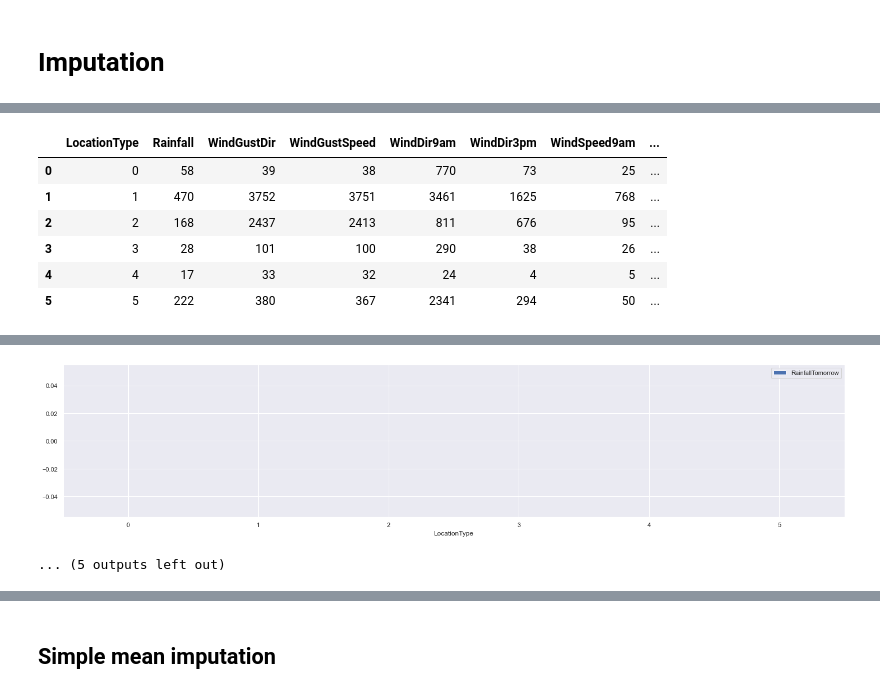
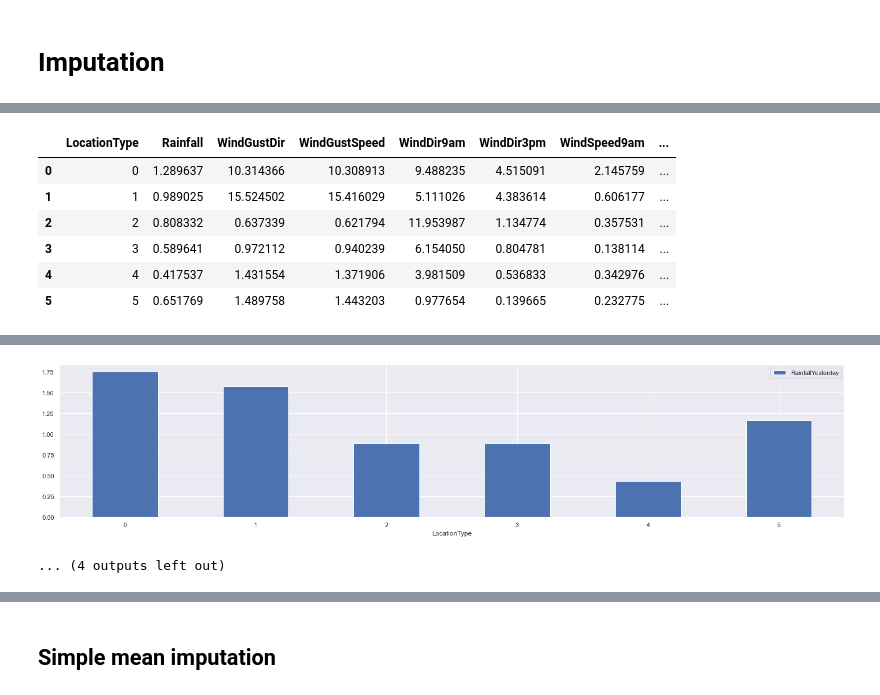
Before and after one commit to AgustinBaffo/CEIA, a Jupyter notebook: 03 - Analisis de Datos/TP-Final/1_Analysis.ipynb, the cells around one changed output, grey strips where cells are left out. Cells and saved outputs as stored; diff of their text form; code cells hidden in the pictures.

```diff
--- a/03 - Analisis de Datos/TP-Final/1_Analysis.ipynb
+++ b/03 - Analisis de Datos/TP-Final/1_Analysis.ipynb
@@ -590,7 +529,7 @@ X_train[scaled_columns] = scaler.fit_transform(X_train[scaled_columns])
 pd.set_option("display.max_columns", None)
 %matplotlib inline
 
-drop_df_nan = drop_columns+['RainTomorrow']+[col for col in X_train if col.startswith('LocationType_')]
+drop_df_nan = drop_columns+['RainTomorrow']+['RainfallTomorrow']+[col for col in X_train if col.startswith('LocationType_')]
 df_nan_location = X_train.drop(drop_df_nan,axis=1).isnull().groupby(X_train['Location']).sum().astype(int)
 df_nan_location.reset_index('Location',inplace=True)
 
@@ -643,0 +583,6 @@ df_nan_clusters
+# %%
+print(X_train['LocationType'].value_counts())
+
+locationType_values = np.sort(X_train['LocationType'].unique())
+locationType_count = [X_train[X_train['LocationType'] == l]['LocationType'].count() for l in locationType_values]
+print('sorted: '+str(locationType_count))
@@ -645,9 +599,14 @@ df_nan_clusters
 pd.set_option("display.max_columns", None)
 %matplotlib inline
 
-drop_df_nan = drop_columns+['RainTomorrow']+[col for col in X_train if col.startswith('LocationType_')]
+drop_df_nan = drop_columns+['RainTomorrow']+['RainfallTomorrow']+[col for col in X_train if col.startswith('LocationType_')]
 df_nan_clusters = X_train.drop(drop_df_nan,axis=1).isnull().groupby(X_train['LocationType']).sum().astype(int)
 df_nan_clusters.reset_index('LocationType',inplace=True)
+
+#Convert to %
+for val,count in zip(locationType_values,locationType_count):
+    df_nan_clusters[df_nan_clusters['LocationType']==val]=df_nan_clusters[df_nan_clusters['LocationType']==val].mul(100/count)
+df_nan_clusters['LocationType']=locationType_values
 
 for col in list(df_nan_clusters.drop(['LocationType'],axis=1).columns.values):
     df_nan_clusters.plot.bar(x='LocationType', y=col, rot=0, figsize=(25,5))
@@ -655,9 +614,9 @@ for col in list(df_nan_clusters.drop(['LocationType'],axis=1).columns.values):
 df_nan_clusters
 # %% [output]
 |  | LocationType | Rainfall | WindGustDir | WindGustSpeed | WindDir9am | WindDir3pm | WindSpeed9am | ... |
-| 0 | 0 | 58 | 39 | 38 | 770 | 73 | 25 | ... |
-| 1 | 1 | 470 | 3752 | 3751 | 3461 | 1625 | 768 | ... |
-| 2 | 2 | 168 | 2437 | 2413 | 811 | 676 | 95 | ... |
-| 3 | 3 | 28 | 101 | 100 | 290 | 38 | 26 | ... |
-| 4 | 4 | 17 | 33 | 32 | 24 | 4 | 5 | ... |
-| 5 | 5 | 222 | 380 | 367 | 2341 | 294 | 50 | ... |
+| 0 | 0 | 1.289637 | 10.314366 | 10.308913 | 9.488235 | 4.515091 | 2.145759 | ... |
+| 1 | 1 | 0.989025 | 15.524502 | 15.416029 | 5.111026 | 4.383614 | 0.606177 | ... |
+| 2 | 2 | 0.808332 | 0.637339 | 0.621794 | 11.953987 | 1.134774 | 0.357531 | ... |
+| 3 | 3 | 0.589641 | 0.972112 | 0.940239 | 6.154050 | 0.804781 | 0.138114 | ... |
+| 4 | 4 | 0.417537 | 1.431554 | 1.371906 | 3.981509 | 0.536833 | 0.342976 | ... |
+| 5 | 5 | 0.651769 | 1.489758 | 1.443203 | 0.977654 | 0.139665 | 0.232775 | ... |
@@ -674,5 +633,5 @@ df_nan_clusters
-[figure, old version]
+[figure, new version]
-... (5 outputs left out)
+... (4 outputs left out)
 # %%
 # The column with %NaN <= 5% will be imputed with a simple imputer (using mean).
 # The column with %NaN > 5% will be imputed using KNN algorithm.
```
Also changed, not shown: parts of 37 cells of this notebook, 2 other files.
